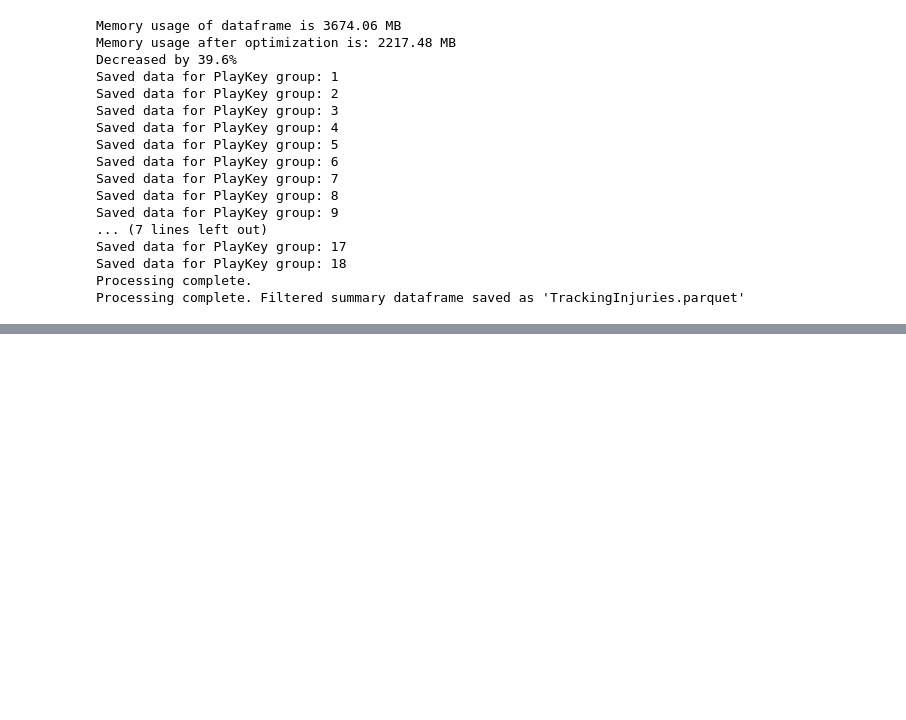
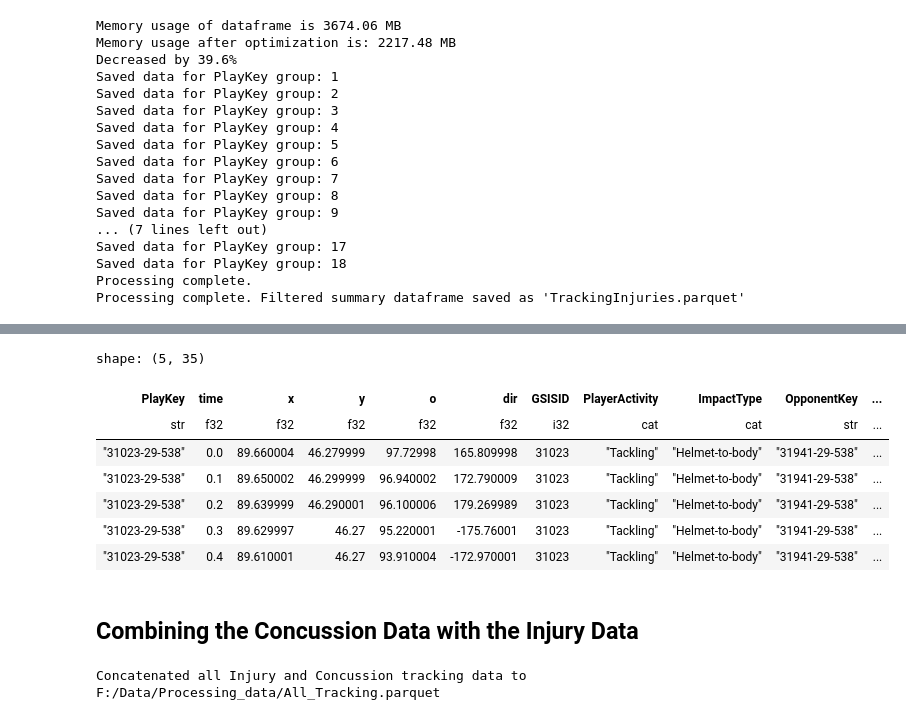
Before and after one commit to FreshOats/NFL_Data_Science, a Jupyter notebook: ET/Debugging_concussions.ipynb, the cells around one changed output, grey strips where cells are left out. Cells and saved outputs as stored; diff of their text form; code cells hidden in the pictures; blank space fills up the shorter version.

Commit message:
Finished combining data

```diff
--- a/ET/Debugging_concussions.ipynb
+++ b/ET/Debugging_concussions.ipynb
@@ -1292,6 +1200,7 @@ injury_tracking_path = "F:/Data/nfl-playing-surface-analytics/PlayerTrackData.cs
 optimized_path = "F:/Data/Processing_data/OptimizedTrackData.parquet"
 injury_tracking_output_path = "F:/Data/Processing_data/TrackingInjuries.parquet"
 output_dir = "F:/Data/Processing_data/injury_output"
+concussion_tracking_output_path = 'F:/Data/Processing_data/TrackingConcussions.parquet'
 # %%
 from TrackingCleaner import *
 # %%
@@ -1316,0 +1242,13 @@ Processing complete. Filtered summary dataframe saved as 'TrackingInjuries.parqu
+# %%
+concussion_tracking.head()
+# %% [output]
+shape: (5, 35)
+| PlayKey | time | x | y | o | dir | GSISID | PlayerActivity | ImpactType | OpponentKey | ... |
+| str | f32 | f32 | f32 | f32 | f32 | i32 | cat | cat | str | ... |
+| "31023-29-538" | 0.0 | 89.660004 | 46.279999 | 97.72998 | 165.809998 | 31023 | "Tackling" | "Helmet-to-body" | "31941-29-538" | ... |
+| "31023-29-538" | 0.1 | 89.650002 | 46.299999 | 96.940002 | 172.790009 | 31023 | "Tackling" | "Helmet-to-body" | "31941-29-538" | ... |
+| "31023-29-538" | 0.2 | 89.639999 | 46.290001 | 96.100006 | 179.269989 | 31023 | "Tackling" | "Helmet-to-body" | "31941-29-538" | ... |
+| "31023-29-538" | 0.3 | 89.629997 | 46.27 | 95.220001 | -175.76001 | 31023 | "Tackling" | "Helmet-to-body" | "31941-29-538" | ... |
+| "31023-29-538" | 0.4 | 89.610001 | 46.27 | 93.910004 | -172.970001 | 31023 | "Tackling" | "Helmet-to-body" | "31941-29-538" | ... |
+# %% [markdown]
+## Combining the Concussion Data with the Injury Data
@@ -1316,0 +1351,4 @@ Processing complete. Filtered summary dataframe saved as 'TrackingInjuries.parqu
+# %%
+track_all_quant(injury_record_path, injury_tracking_path, concussion_tracking_path)
+# %% [output]
+Concatenated all Injury and Concussion tracking data to F:/Data/Processing_data/All_Tracking.parquet
```
Also changed, not shown: parts of 11 cells of this notebook, 1 other file.
